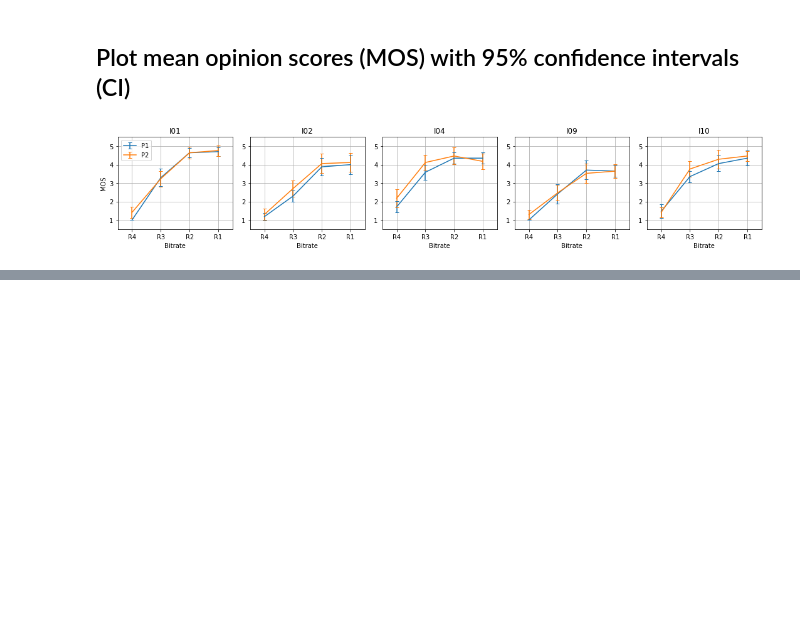
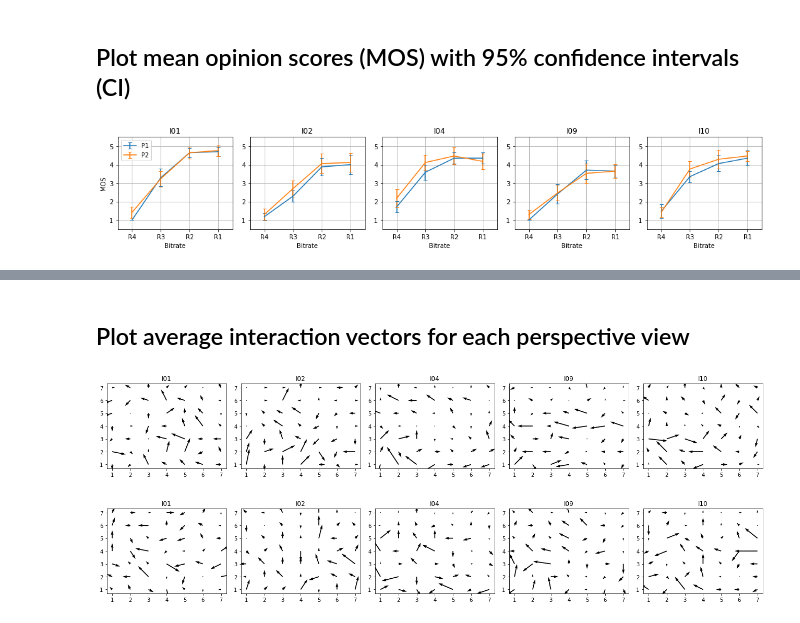
Before and after one commit to mmspg/lightfieldvrtb, a Jupyter notebook: data_analysis/analyse_results.ipynb, the cells around one changed output, grey strips where cells are left out. Drawn from its saved outputs; the diff is of its cells as text; code cells hidden in the pictures; blank space fills up the shorter version.

```diff
--- a/data_analysis/analyse_results.ipynb
+++ b/data_analysis/analyse_results.ipynb
@@ -147,0 +327,38 @@ plt.show()
+# %% [markdown]
+## Plot average interaction vectors for each perspective view
+# %%
+import itertools
+
+df = dfTimeAndVectors
+
+def plot_vects(im,c):
+    df1 = df[(df.Image==im)&(df.Codec==c)]
+    xys = list(itertools.product(range(1,8),repeat=2))
+    us = [ df1[(df1.x==i)&(df1.y==j)]['u'].sum() for (i,j) in xys] # Sum up u coord by view
+    vs = [ df1[(df1.x==i)&(df1.y==j)]['v'].sum() for (i,j) in xys] # Sum up v coord by view
+    df2 = pd.DataFrame(xys, columns=['x','y'])
+    plt.quiver(df2.x, df2.y, us, vs)
+    plt.xticks([1,2,3,4,5,6,7])
+    plt.yticks([1,2,3,4,5,6,7])
+    plt.title(im)
+
+contents = ('I01','I02','I04','I09','I10')
+
+plt.subplots(1,5,figsize=(18,3),sharex=True,sharey=True)
+for i,n in zip(contents,range(1,len(contents)+1)):
+    plt.subplot(1, 5, n)
+    plot_vects(i,'P1')
+plt.tight_layout()
+plt.savefig("vectorfield_charts_P1.pdf")
+
+plt.subplots(1,5,figsize=(18,3),sharex=True,sharey=True)
+for i,n in zip(contents,range(1,len(contents)+1)):
+    plt.subplot(1, 5, n)
+    plot_vects(i,'P2')
+plt.tight_layout()
+plt.savefig("vectorfield_charts_P2.pdf")
+
+plt.show()
+# %% [output]
+[figure, added]
+[figure, added]
```
Also changed, not shown: parts of 9 cells of this notebook.
